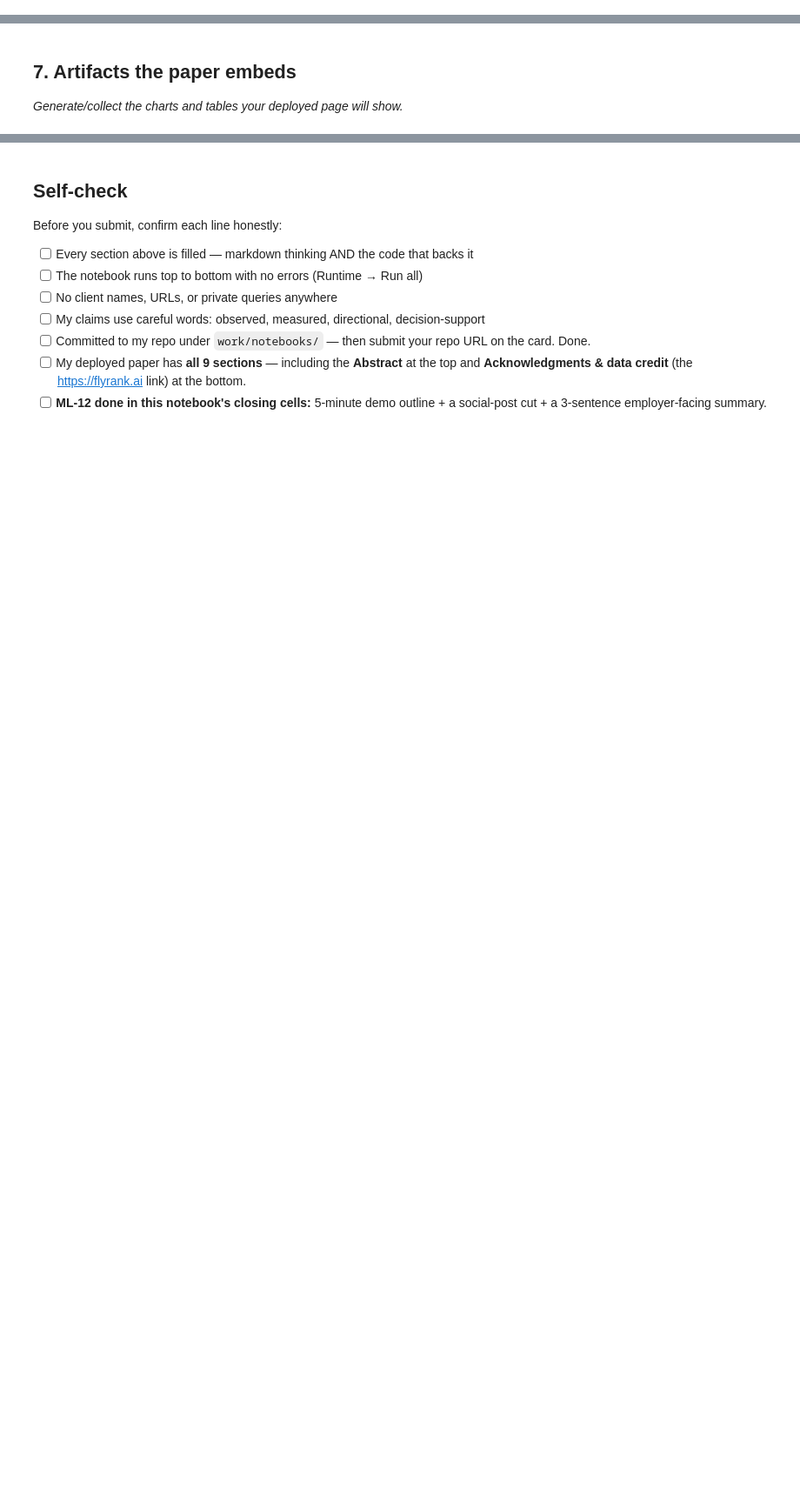
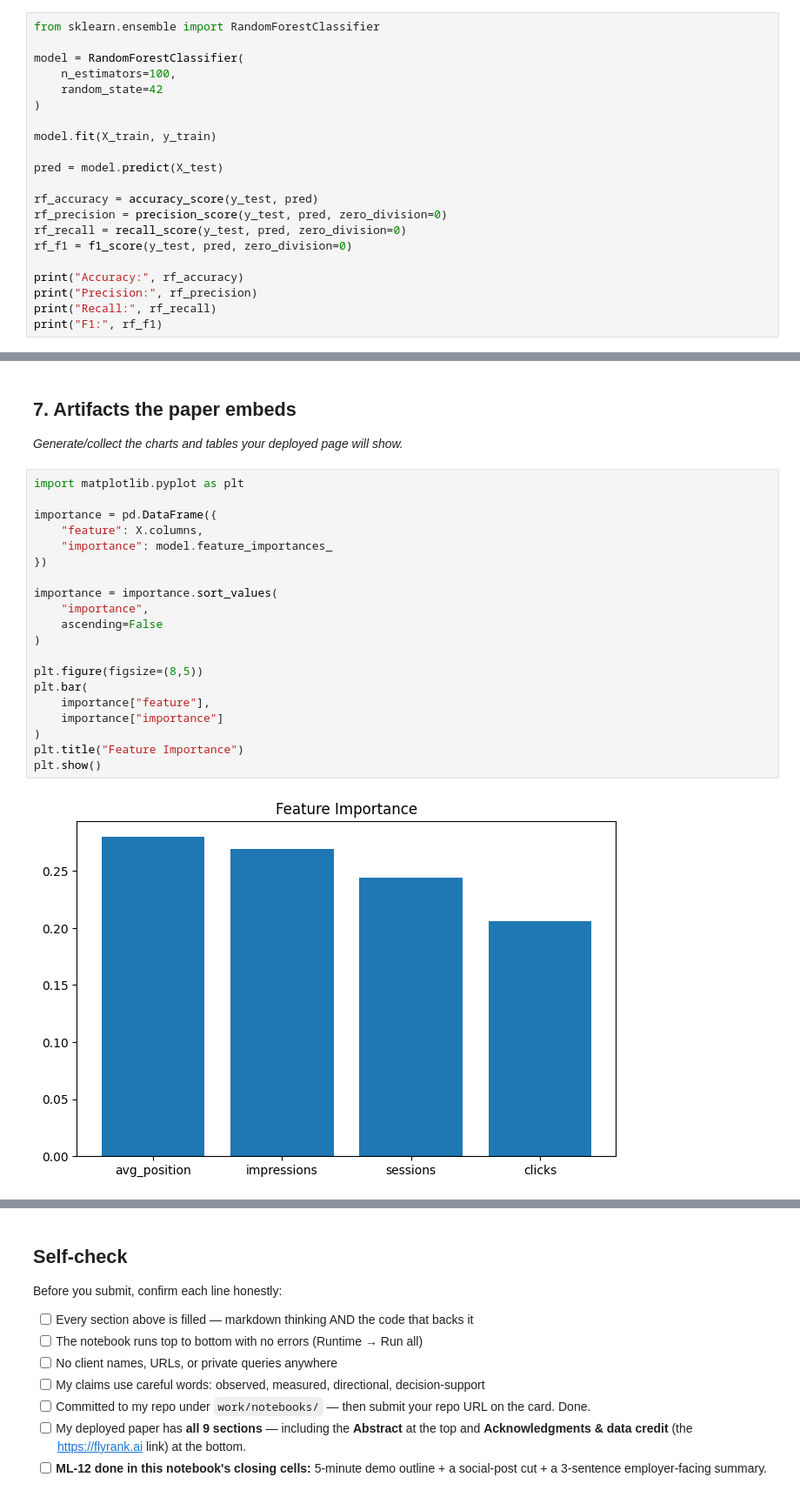
Before and after one commit to Syed-Hunain-Naqvi/Flyrank-Internship, a Jupyter notebook: work/notebooks/capstone.ipynb, the cells around one changed output, grey strips where cells are left out. Shown at 87% size. Saved outputs shown, nothing was run; the diff lists cells and outputs as text; blank space fills up the shorter version.

```diff
--- a/work/notebooks/capstone.ipynb
+++ b/work/notebooks/capstone.ipynb
@@ -32,0 +265,21 @@ This skeleton is yours to fill. Work the sections **in order** — each one has
+# %%
+from sklearn.ensemble import RandomForestClassifier
+
+model = RandomForestClassifier(
+    n_estimators=100,
+    random_state=42
+)
+
+model.fit(X_train, y_train)
+
+pred = model.predict(X_test)
+
+rf_accuracy = accuracy_score(y_test, pred)
+rf_precision = precision_score(y_test, pred, zero_division=0)
+rf_recall = recall_score(y_test, pred, zero_division=0)
+rf_f1 = f1_score(y_test, pred, zero_division=0)
+
+print("Accuracy:", rf_accuracy)
+print("Precision:", rf_precision)
+print("Recall:", rf_recall)
+print("F1:", rf_f1)
@@ -34,3 +401,25 @@ This skeleton is yours to fill. Work the sections **in order** — each one has
 ## 7. Artifacts the paper embeds
 
 *Generate/collect the charts and tables your deployed page will show.*
+# %%
+import matplotlib.pyplot as plt
+
+importance = pd.DataFrame({
+    "feature": X.columns,
+    "importance": model.feature_importances_
+})
+
+importance = importance.sort_values(
+    "importance",
+    ascending=False
+)
+
+plt.figure(figsize=(8,5))
+plt.bar(
+    importance["feature"],
+    importance["importance"]
+)
+plt.title("Feature Importance")
+plt.show()
+# %% [output]
+[figure, added]
```
Also changed, not shown: parts of 27 cells of this notebook.
